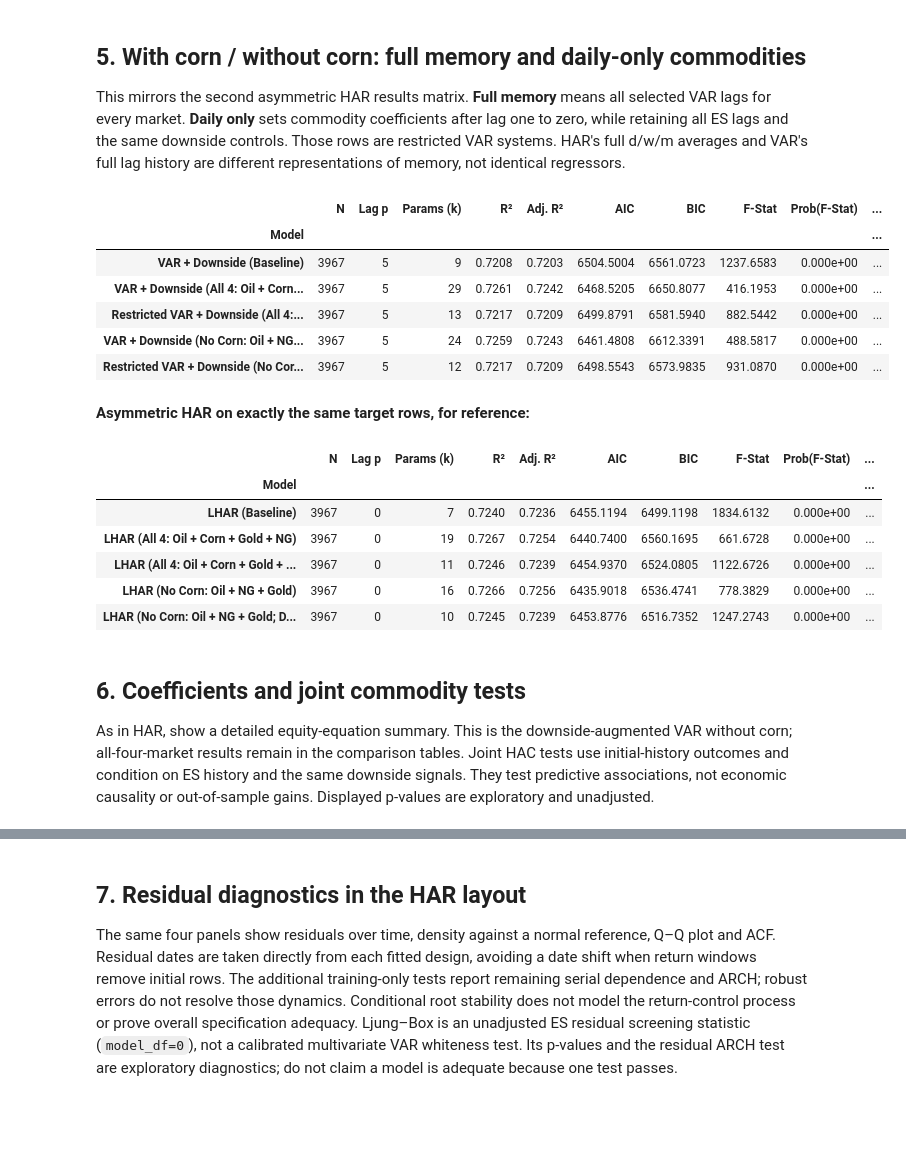
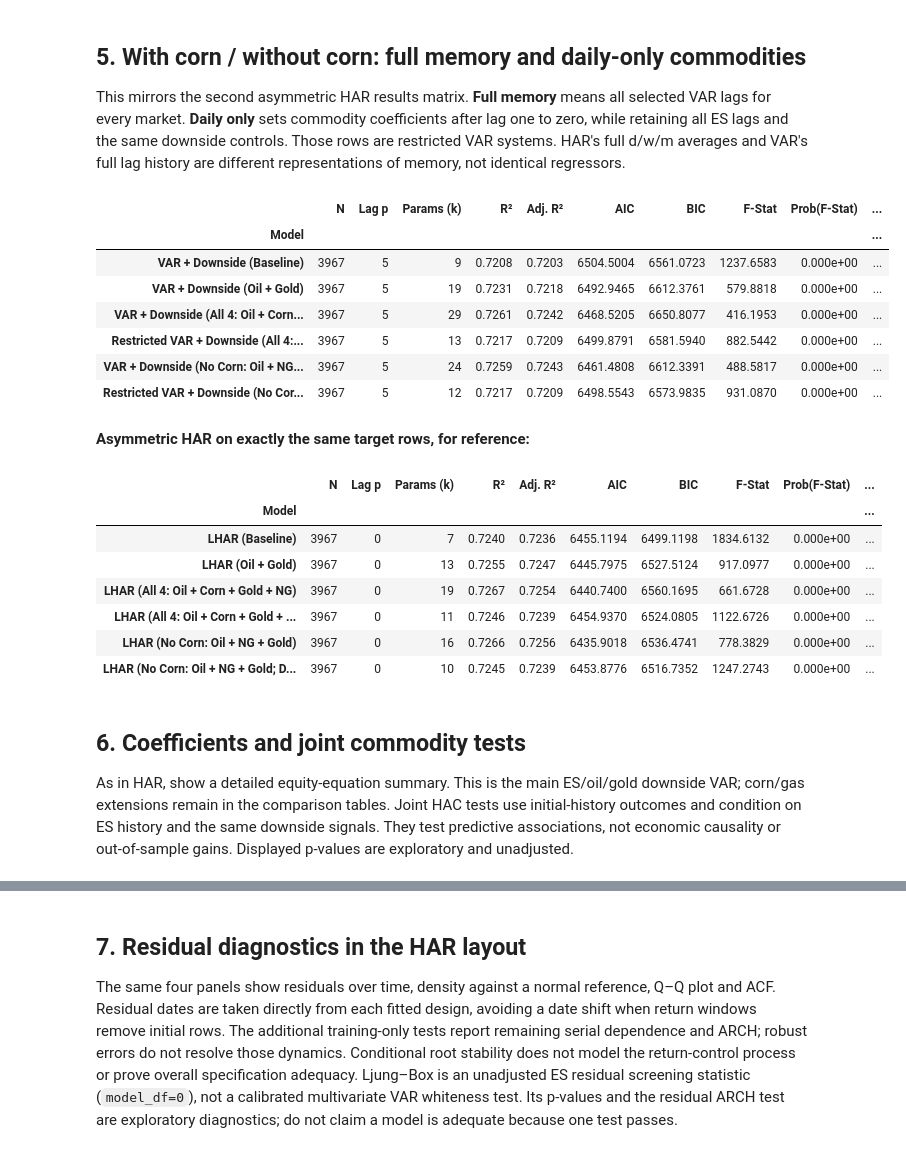
Before and after one commit to Deangr-econ/Quant_methods_project, a Jupyter notebook: VAR_QTFE.ipynb, the cells around one changed output, grey strips where cells are left out. Drawn from its saved outputs; the diff is of its cells as text; code cells hidden in the pictures; blank space fills up the shorter version.

```diff
--- a/VAR_QTFE.ipynb
+++ b/VAR_QTFE.ipynb
@@ -39,7 +39,9 @@ from var_har_notebook import (prepare_har_data, reference_har_function, aligned_
     forecast_metrics, stationarity_table, plot_residual_diagnostics, columns_for,
     load_yield_snapshot, reference_har_preparation, audit_reference_har_forecasts)
 from var_irf import estimate_irf, plot_commodity_irfs
+from var_robustness import run_robustness, plot_lag_comparison
 cfg = json.loads((ROOT / 'config/var_har_notebook.json').read_text())
+robust_cfg = json.loads((ROOT / 'config/var_robustness.json').read_text())
 OUTPUT = ROOT / 'reports/var_har_notebook/generated'
 OUTPUT.mkdir(parents=True, exist_ok=True)
 sha = lambda p: hashlib.sha256(Path(p).read_bytes()).hexdigest()
@@ -50,7 +52,8 @@ pd.set_option('display.max_colwidth', 70)
 plt.rcParams.update({'figure.dpi': 110, 'axes.spines.top': False, 'axes.spines.right': False})
 def show_table(table):
     formats = {c: ('{:.3e}' if c in ['Prob(F-Stat)', 'p (HAC)', 'Variance_MSE'] else '{:.4f}')
-               for c in table.select_dtypes(include='number').columns if c not in ['N', 'Params (k)', 'System params', 'Lag p', 'Fallbacks']}
+               for c in table.select_dtypes(include='number').columns
+               if not pd.api.types.is_integer_dtype(table[c])}
     display(HTML(table.to_html(formatters={c: (lambda value, pattern=pattern: pattern.format(value))
         for c, pattern in formats.items()}, na_rep='—', border=0)))
 print('Python', platform.python_version(), '| statsmodels', statsmodels.__version__)
@@ -282,21 +288,22 @@ after lag one to zero, while retaining all ES lags and the same downside control
 Those rows are restricted VAR systems. HAR's full d/w/m averages and VAR's full
 lag history are different representations of memory, not identical regressors.
 # %%
-corn_names = ['VAR + Downside (Baseline)',
+corn_names = ['VAR + Downside (Baseline)', 'VAR + Downside (Oil + Gold)',
     'VAR + Downside (All 4: Oil + Corn + Gold + NG)',
     'Restricted VAR + Downside (All 4: Oil + Corn + Gold + NG; Daily Only)',
     'VAR + Downside (No Corn: Oil + NG + Gold)',
     'Restricted VAR + Downside (No Corn: Oil + NG + Gold; Daily Only)']
 show_table(summary.loc[corn_names, summary_columns + ['System params', 'Max root']])
-lhar_names = ['LHAR (Baseline)', 'LHAR (All 4: Oil + Corn + Gold + NG)',
+lhar_names = ['LHAR (Baseline)', 'LHAR (Oil + Gold)', 'LHAR (All 4: Oil + Corn + Gold + NG)',
     'LHAR (All 4: Oil + Corn + Gold + NG; Daily Only)', 'LHAR (No Corn: Oil + NG + Gold)',
     'LHAR (No Corn: Oil + NG + Gold; Daily Only)']
 display(Markdown('**Asymmetric HAR on exactly the same target rows, for reference:**'))
 show_table(summary.loc[lhar_names, summary_columns])
 # %% [output]
 |  | N | Lag p | Params (k) | R² | Adj. R² | AIC | BIC | F-Stat | Prob(F-Stat) | ... |
 | Model |  |  |  |  |  |  |  |  |  | ... |
 | VAR + Downside (Baseline) | 3967 | 5 | 9 | 0.7208 | 0.7203 | 6504.5004 | 6561.0723 | 1237.6583 | 0.000e+00 | ... |
+| VAR + Downside (Oil + Gold) | 3967 | 5 | 19 | 0.7231 | 0.7218 | 6492.9465 | 6612.3761 | 579.8818 | 0.000e+00 | ... |
 | VAR + Downside (All 4: Oil + Corn... | 3967 | 5 | 29 | 0.7261 | 0.7242 | 6468.5205 | 6650.8077 | 416.1953 | 0.000e+00 | ... |
 | Restricted VAR + Downside (All 4:... | 3967 | 5 | 13 | 0.7217 | 0.7209 | 6499.8791 | 6581.5940 | 882.5442 | 0.000e+00 | ... |
 | VAR + Downside (No Corn: Oil + NG... | 3967 | 5 | 24 | 0.7259 | 0.7243 | 6461.4808 | 6612.3391 | 488.5817 | 0.000e+00 | ... |
@@ -305,6 +312,7 @@ show_table(summary.loc[lhar_names, summary_columns])
 |  | N | Lag p | Params (k) | R² | Adj. R² | AIC | BIC | F-Stat | Prob(F-Stat) | ... |
 | Model |  |  |  |  |  |  |  |  |  | ... |
 | LHAR (Baseline) | 3967 | 0 | 7 | 0.7240 | 0.7236 | 6455.1194 | 6499.1198 | 1834.6132 | 0.000e+00 | ... |
+| LHAR (Oil + Gold) | 3967 | 0 | 13 | 0.7255 | 0.7247 | 6445.7975 | 6527.5124 | 917.0977 | 0.000e+00 | ... |
 | LHAR (All 4: Oil + Corn + Gold + NG) | 3967 | 0 | 19 | 0.7267 | 0.7254 | 6440.7400 | 6560.1695 | 661.6728 | 0.000e+00 | ... |
 | LHAR (All 4: Oil + Corn + Gold + ... | 3967 | 0 | 11 | 0.7246 | 0.7239 | 6454.9370 | 6524.0805 | 1122.6726 | 0.000e+00 | ... |
 | LHAR (No Corn: Oil + NG + Gold) | 3967 | 0 | 16 | 0.7266 | 0.7256 | 6435.9018 | 6536.4741 | 778.3829 | 0.000e+00 | ... |
@@ -312,8 +320,8 @@ show_table(summary.loc[lhar_names, summary_columns])
 # %% [markdown]
 ## 6. Coefficients and joint commodity tests
 
-As in HAR, show a detailed equity-equation summary. This is the downside-augmented
-VAR without corn; all-four-market results remain in the comparison tables.
+As in HAR, show a detailed equity-equation summary. This is the main
+ES/oil/gold downside VAR; corn/gas extensions remain in the comparison tables.
 Joint HAC tests use initial-history outcomes and condition on ES history and
 the same downside signals. They test predictive associations, not economic causality
 or out-of-sample gains. Displayed p-values are exploratory and unadjusted.
```
Also changed, not shown: parts of 14 cells of this notebook, 15 other files.
